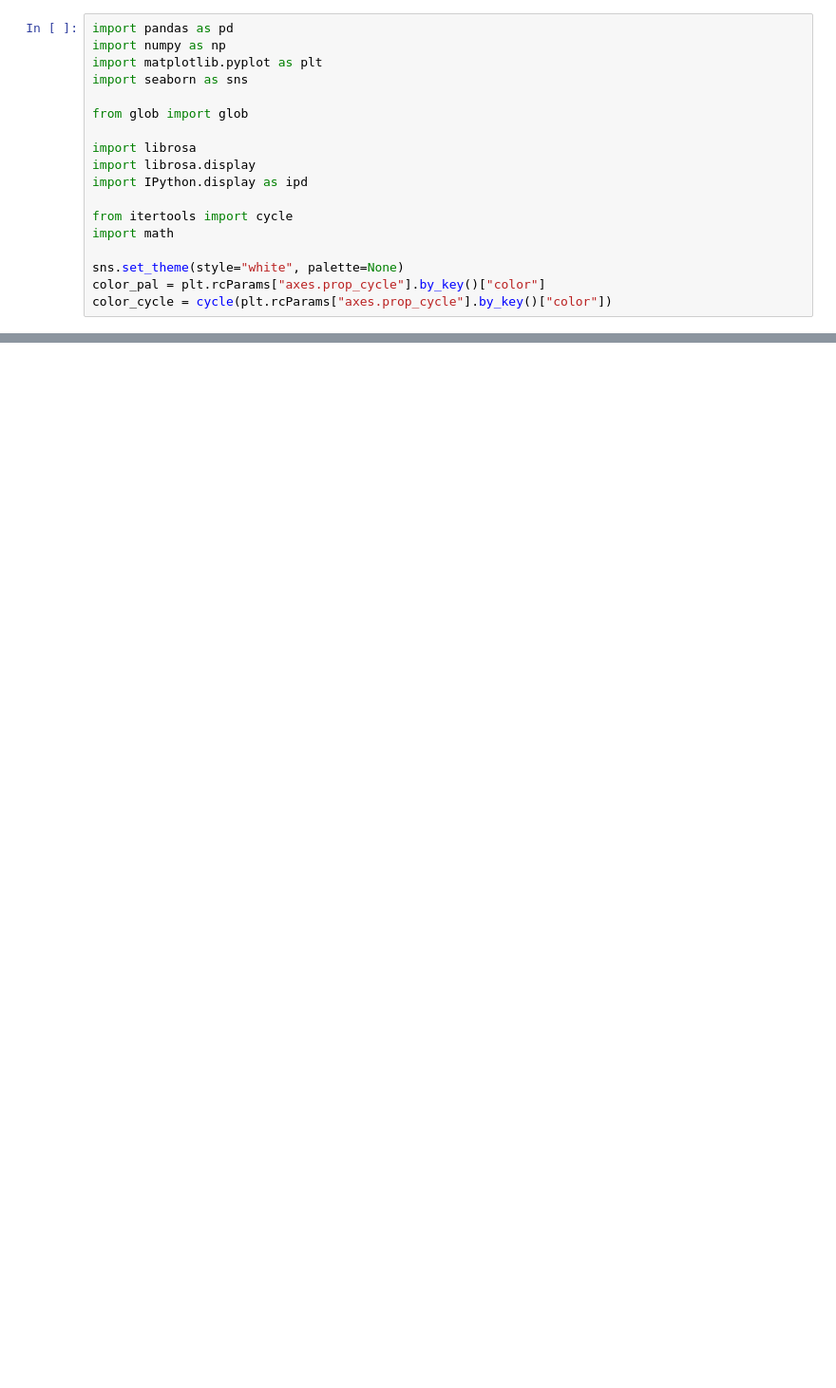
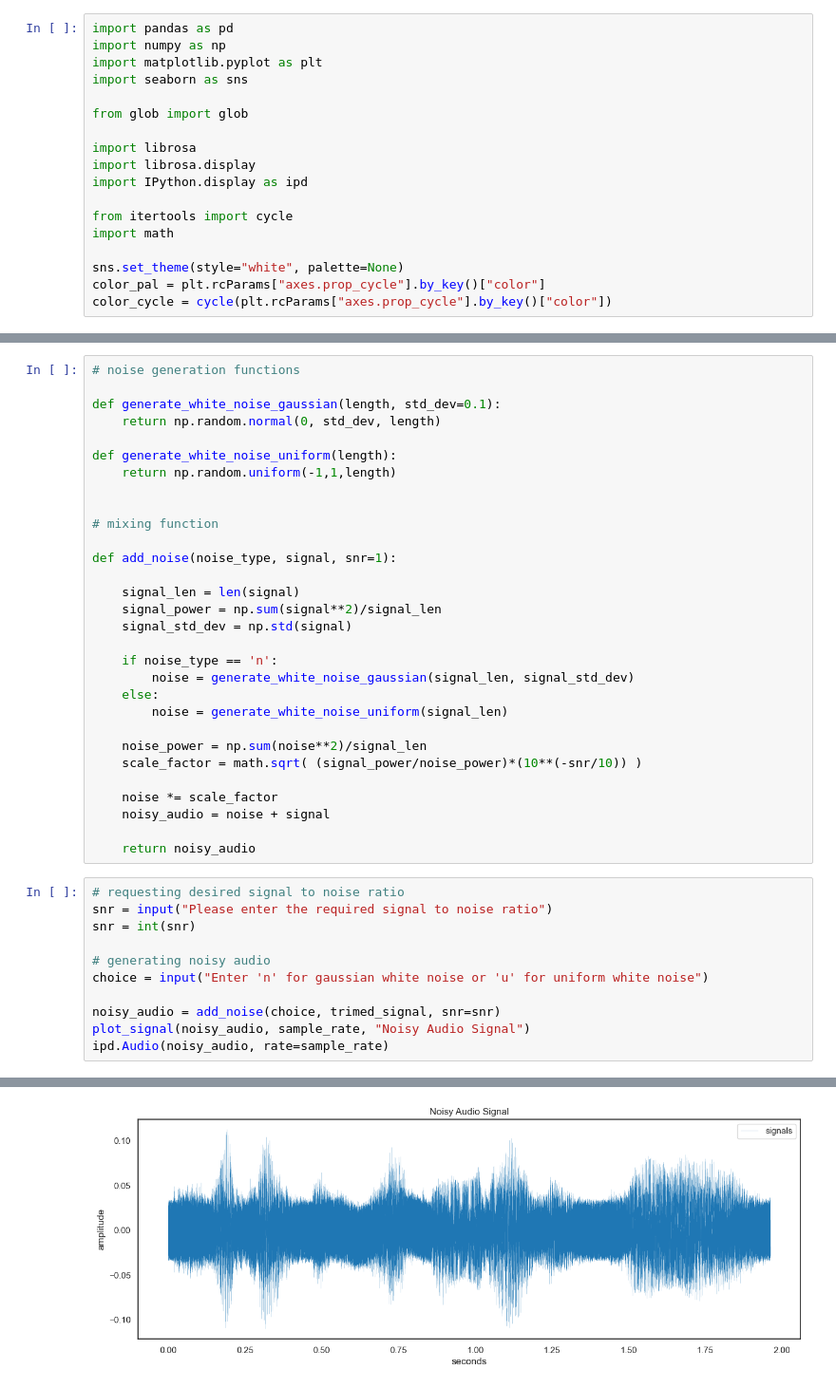
Before and after one commit to Syed-A-Naqvi/audiomorph, a Jupyter notebook: test.ipynb, the cells around one changed output, grey strips where cells are left out. Shown at 95% size. Drawn from its saved outputs; the diff is of its cells as text; blank space fills up the shorter version.

```diff
--- a/test.ipynb
+++ b/test.ipynb
@@ -73,0 +71,42 @@ def generate_white_noise(length, std_dev=0.1):
+# %%
+# noise generation functions
+
+def generate_white_noise_gaussian(length, std_dev=0.1):
+    return np.random.normal(0, std_dev, length)
+
+def generate_white_noise_uniform(length):
+    return np.random.uniform(-1,1,length)
+
+
+# mixing function
+
+def add_noise(noise_type, signal, snr=1):
+
+    signal_len = len(signal)
+    signal_power = np.sum(signal**2)/signal_len
+    signal_std_dev = np.std(signal)
+
+    if noise_type == 'n':
+        noise = generate_white_noise_gaussian(signal_len, signal_std_dev)
+    else:
+        noise = generate_white_noise_uniform(signal_len)
+
+    noise_power = np.sum(noise**2)/signal_len
+    scale_factor = math.sqrt( (signal_power/noise_power)*(10**(-snr/10)) )
+
+    noise *= scale_factor
+    noisy_audio = noise + signal
+
+    return noisy_audio
+# %%
+# requesting desired signal to noise ratio
+snr = input("Please enter the required signal to noise ratio")
+snr = int(snr)
+
+# generating noisy audio
+choice = input("Enter 'n' for gaussian white noise or 'u' for uniform white noise")
+
+noisy_audio = add_noise(choice, trimed_signal, snr=snr)
+plot_signal(noisy_audio, sample_rate, "Noisy Audio Signal")
+ipd.Audio(noisy_audio, rate=sample_rate)
+# %% [output]
@@ -73,0 +114 @@ def generate_white_noise(length, std_dev=0.1):
+[figure, added]
```
Also changed, not shown: parts of 16 cells of this notebook, 2 other files.
